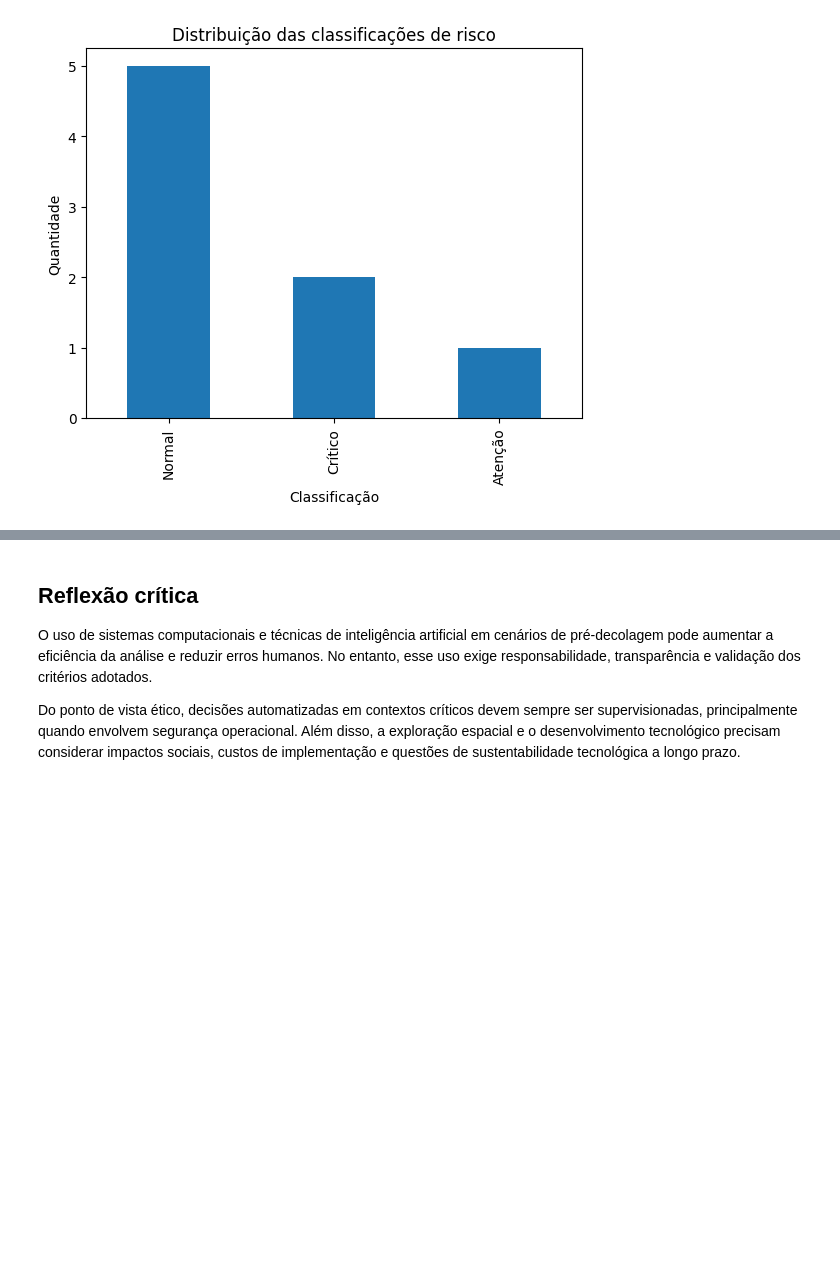
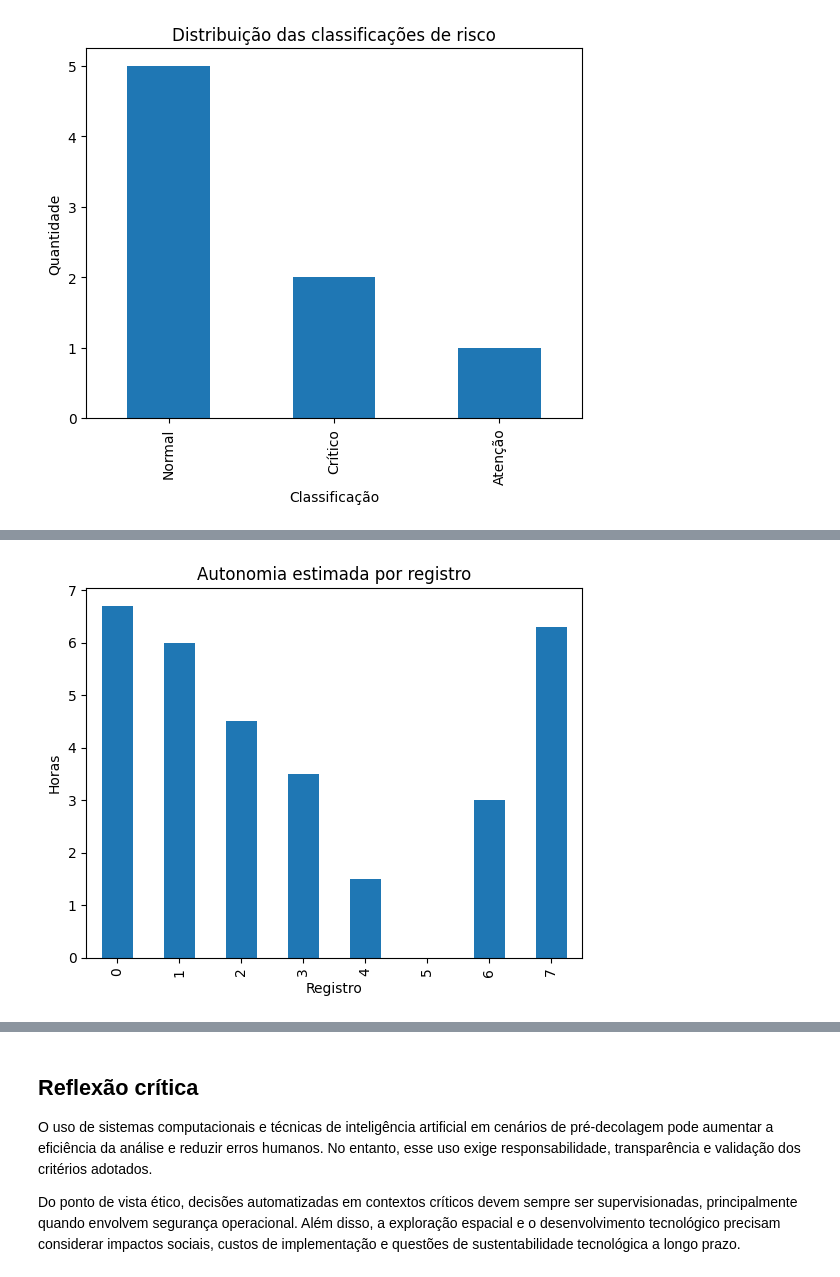
Before and after one commit to QTAlox/RELATORIO-OPERACIONAL-DE-PRE-DECOLAGEM, a Jupyter notebook: notebook/analise_telemetria.ipynb, the cells around one changed output, grey strips where cells are left out. Saved outputs shown, nothing was run; the diff lists cells and outputs as text; code cells hidden in the pictures; blank space fills up the shorter version.

Commit message:
Adicao de graficos, motivo risco, indice de prontidao e parecer final no notebook

```diff
--- a/notebook/analise_telemetria.ipynb
+++ b/notebook/analise_telemetria.ipynb
@@ -130,0 +140,3 @@ df
+# %%
+df["motivo_risco"] = df.apply(motivo_risco, axis=1)
+df
@@ -130,0 +156,3 @@ df
+# %%
+df["indice_prontidao"] = df.apply(calcular_prontidao, axis=1)
+df
@@ -130,0 +172,3 @@ df
+# %%
+df["parecer_final"] = df["indice_prontidao"].apply(parecer_final)
+df
@@ -141,0 +202,8 @@ plt.show()
+# %%
+df["autonomia_estimada_horas"].plot(kind="bar")
+plt.title("Autonomia estimada por registro")
+plt.xlabel("Registro")
+plt.ylabel("Horas")
+plt.show()
+# %% [output]
+[figure, added]
```
Also changed, not shown: parts of 23 cells of this notebook, 1 other file.
